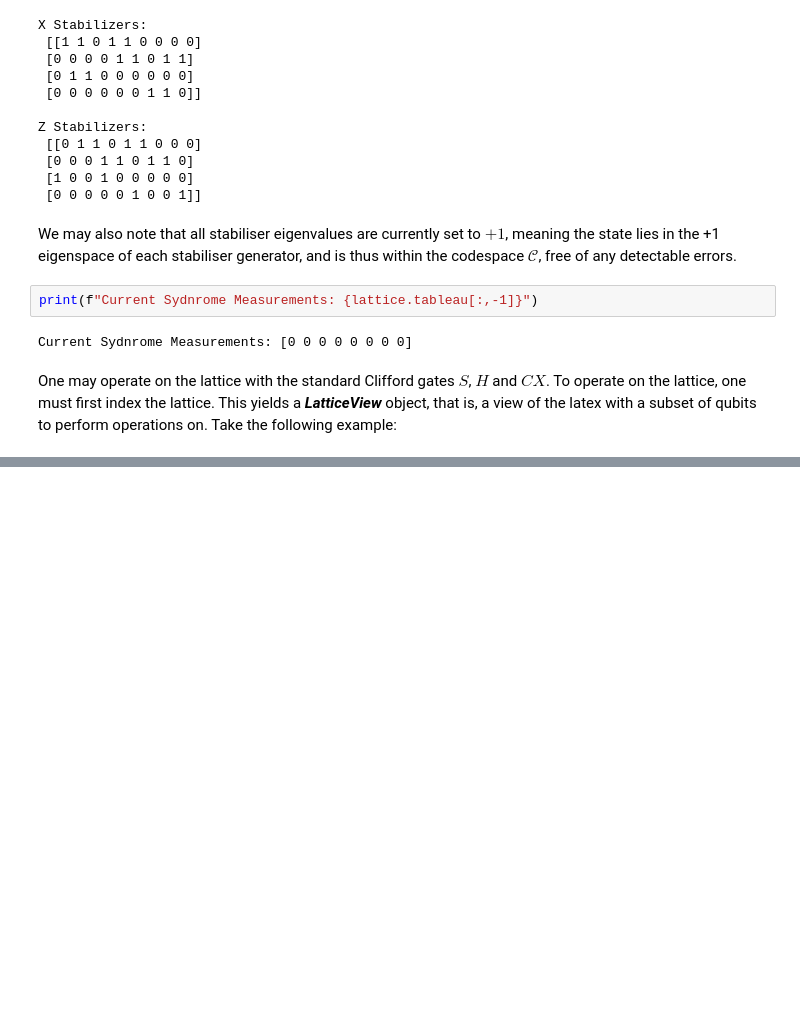
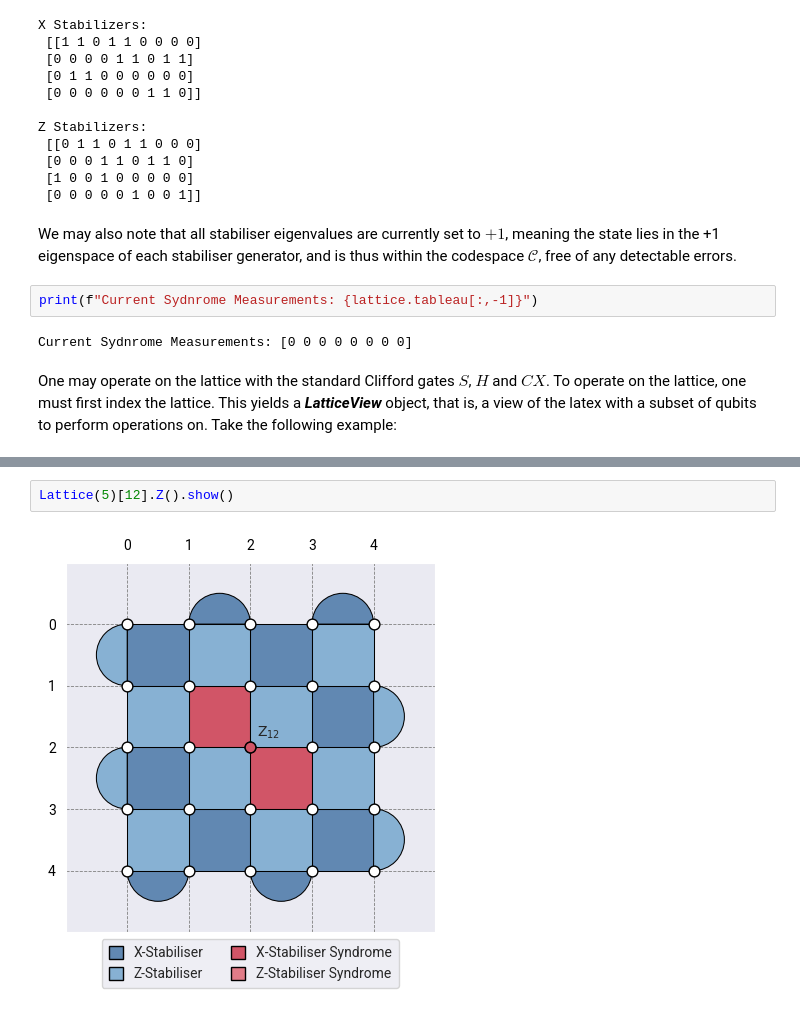
Before and after one commit to jfoliveiraramos/stablq, a Jupyter notebook: notebooks/tutorial/notebook.ipynb, the cells around one changed output, grey strips where cells are left out. Drawn from its saved outputs; the diff is of its cells as text; blank space fills up the shorter version.

```diff
--- a/notebooks/tutorial/notebook.ipynb
+++ b/notebooks/tutorial/notebook.ipynb
@@ -429,0 +517,4 @@ l.show()
+# %%
+Lattice(5)[12].Z().show()
+# %% [output]
+[figure, added]
```
Also changed, not shown: parts of 37 cells of this notebook.
